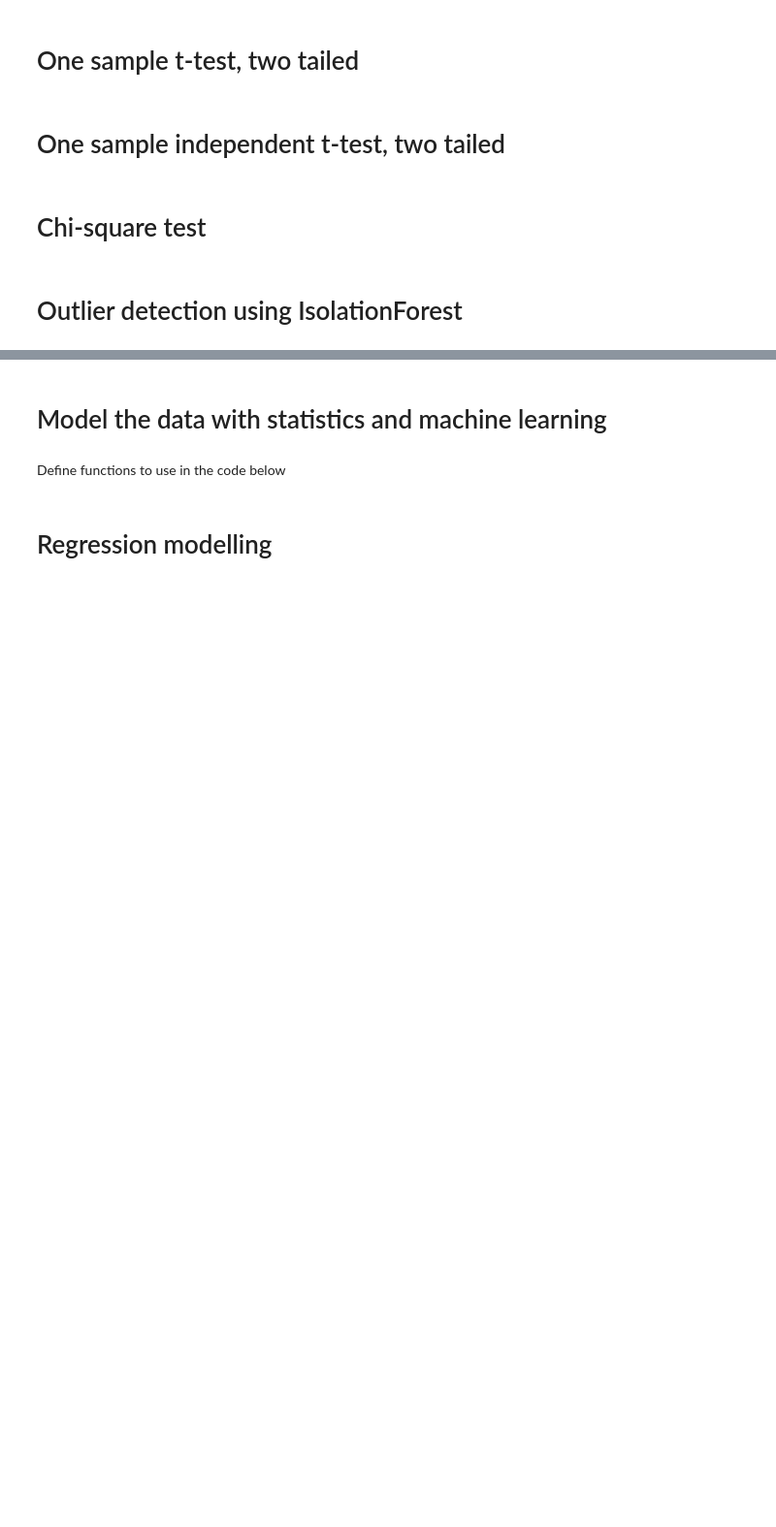
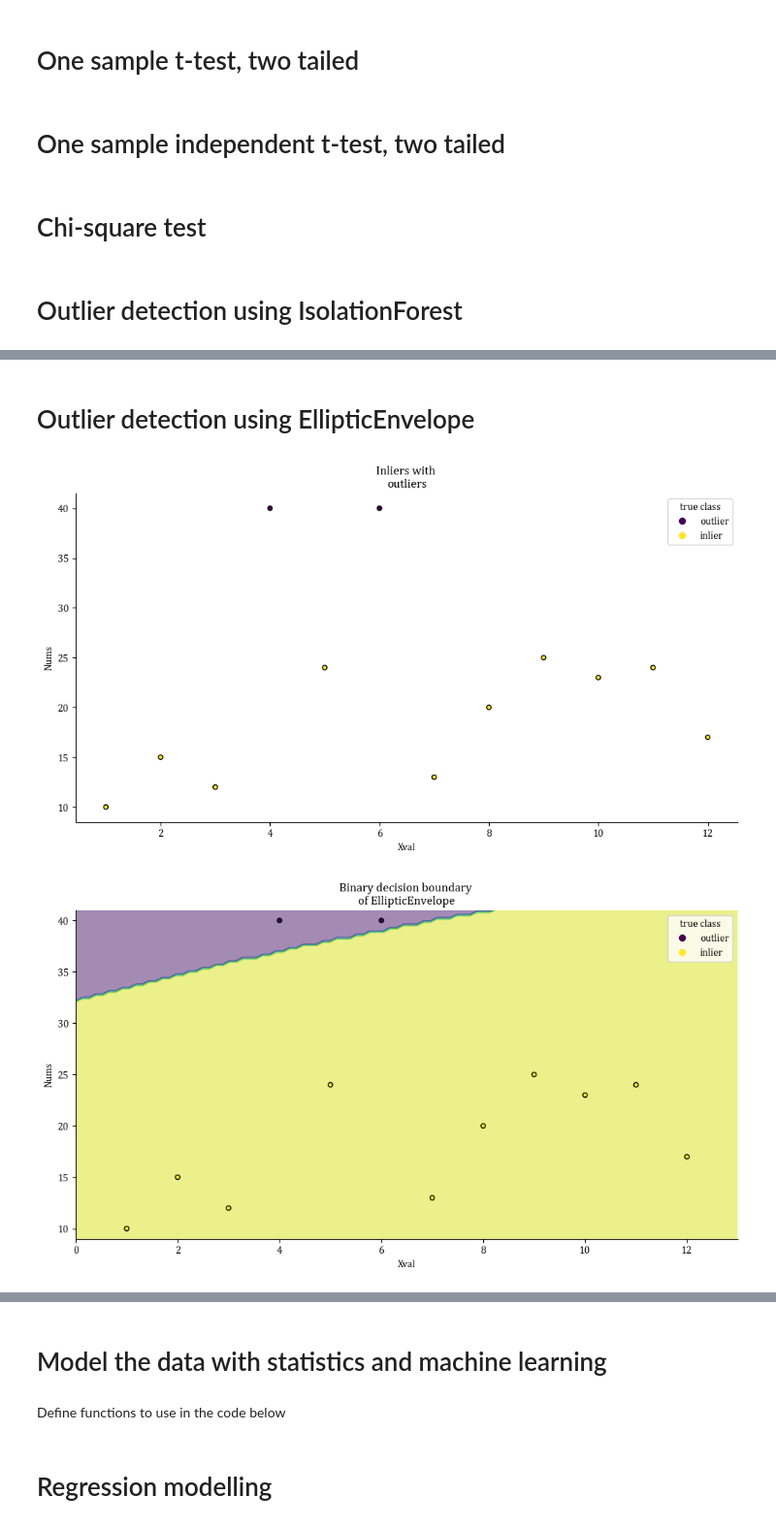
Before and after one commit to kcj-coding/Python-coding, a Jupyter notebook: workforce_and_statistics.ipynb, the cells around one changed output, grey strips where cells are left out. Shown at 97% size. Saved outputs shown, nothing was run; the diff lists cells and outputs as text; code cells hidden in the pictures; blank space fills up the shorter version.

```diff
--- a/workforce_and_statistics.ipynb
+++ b/workforce_and_statistics.ipynb
@@ -315,0 +308,33 @@ plt.show()
+# %% [markdown]
+# Outlier detection using EllipticEnvelope
+# %%
+data_display(title="Inliers with \noutliers")
+
+samples = min(len(Y),100)
+
+clf1 = EllipticEnvelope(random_state=0)
+clf1.fit(X)#(X_train)
+
+
+#fig, ax = plt.subplots()
+disp = DecisionBoundaryDisplay.from_estimator(
+    clf1,
+    X,
+    response_method="predict",
+    alpha=0.5,
+)
+
+boundary_display(title="Binary decision boundary \nof EllipticEnvelope")
+
+#fig, ax = plt.subplots()
+disp = DecisionBoundaryDisplay.from_estimator(
+    clf1,
+    X,
+    response_method="decision_function",
+    alpha=0.5,
+)
+
+boundary_display(title="Binary decision boundary \nof EllipticEnvelope")
+# %% [output]
+[figure, added]
+[figure, added]
```
Also changed, not shown: parts of 6 cells of this notebook, 2 other files.
